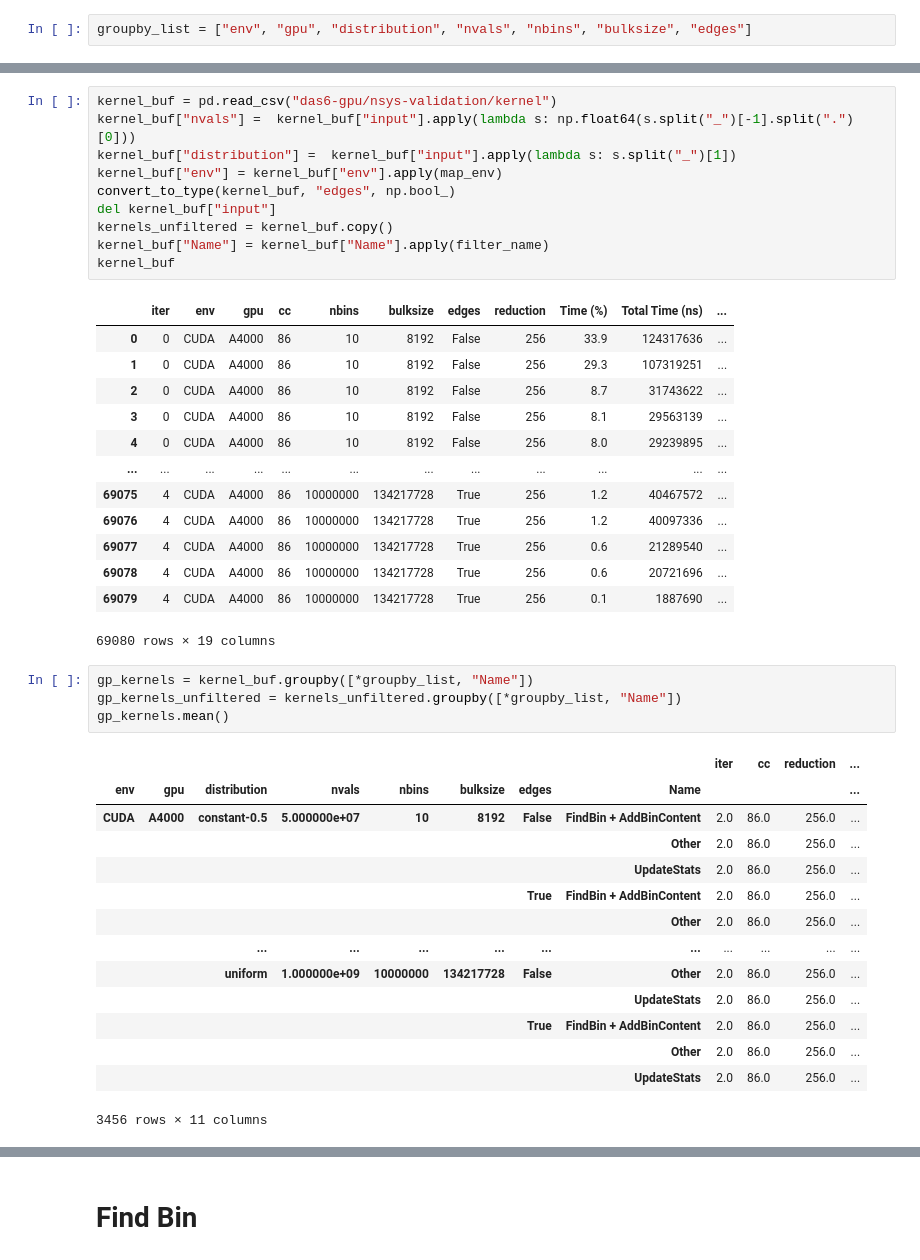
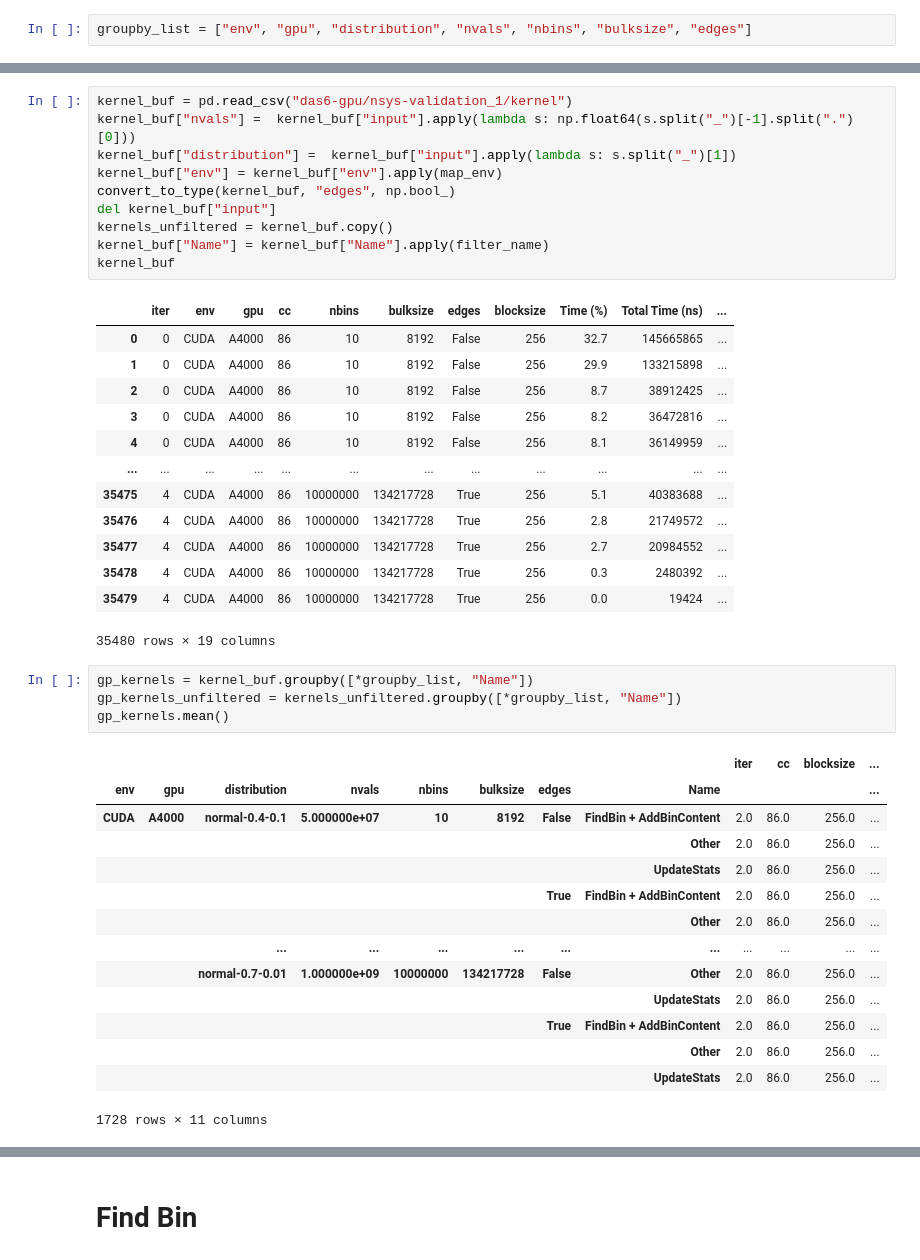
Before and after one commit to jolly-chen/msc-project, a Jupyter notebook: gpu-synchronous/validation-das6.ipynb, the cells around one changed output, grey strips where cells are left out. Saved outputs shown, nothing was run; the diff lists cells and outputs as text.

```diff
--- a/gpu-synchronous/validation-das6.ipynb
+++ b/gpu-synchronous/validation-das6.ipynb
@@ -385,44 +386,44 @@ gp_api.mean()
 # %%
-kernel_buf = pd.read_csv("das6-gpu/nsys-validation/kernel")
+kernel_buf = pd.read_csv("das6-gpu/nsys-validation_1/kernel")
 kernel_buf["nvals"] =  kernel_buf["input"].apply(lambda s: np.float64(s.split("_")[-1].split(".")[0]))
 kernel_buf["distribution"] =  kernel_buf["input"].apply(lambda s: s.split("_")[1])
 kernel_buf["env"] = kernel_buf["env"].apply(map_env)
 convert_to_type(kernel_buf, "edges", np.bool_)
 del kernel_buf["input"]
 kernels_unfiltered = kernel_buf.copy()
 kernel_buf["Name"] = kernel_buf["Name"].apply(filter_name)
 kernel_buf
 # %% [output]
-|  | iter | env | gpu | cc | nbins | bulksize | edges | reduction | Time (%) | Total Time (ns) | ... |
-| 0 | 0 | CUDA | A4000 | 86 | 10 | 8192 | False | 256 | 33.9 | 124317636 | ... |
-| 1 | 0 | CUDA | A4000 | 86 | 10 | 8192 | False | 256 | 29.3 | 107319251 | ... |
-| 2 | 0 | CUDA | A4000 | 86 | 10 | 8192 | False | 256 | 8.7 | 31743622 | ... |
-| 3 | 0 | CUDA | A4000 | 86 | 10 | 8192 | False | 256 | 8.1 | 29563139 | ... |
-| 4 | 0 | CUDA | A4000 | 86 | 10 | 8192 | False | 256 | 8.0 | 29239895 | ... |
+|  | iter | env | gpu | cc | nbins | bulksize | edges | blocksize | Time (%) | Total Time (ns) | ... |
+| 0 | 0 | CUDA | A4000 | 86 | 10 | 8192 | False | 256 | 32.7 | 145665865 | ... |
+| 1 | 0 | CUDA | A4000 | 86 | 10 | 8192 | False | 256 | 29.9 | 133215898 | ... |
+| 2 | 0 | CUDA | A4000 | 86 | 10 | 8192 | False | 256 | 8.7 | 38912425 | ... |
+| 3 | 0 | CUDA | A4000 | 86 | 10 | 8192 | False | 256 | 8.2 | 36472816 | ... |
+| 4 | 0 | CUDA | A4000 | 86 | 10 | 8192 | False | 256 | 8.1 | 36149959 | ... |
 | ... | ... | ... | ... | ... | ... | ... | ... | ... | ... | ... | ... |
-| 69075 | 4 | CUDA | A4000 | 86 | 10000000 | 134217728 | True | 256 | 1.2 | 40467572 | ... |
-| 69076 | 4 | CUDA | A4000 | 86 | 10000000 | 134217728 | True | 256 | 1.2 | 40097336 | ... |
-| 69077 | 4 | CUDA | A4000 | 86 | 10000000 | 134217728 | True | 256 | 0.6 | 21289540 | ... |
-| 69078 | 4 | CUDA | A4000 | 86 | 10000000 | 134217728 | True | 256 | 0.6 | 20721696 | ... |
-| 69079 | 4 | CUDA | A4000 | 86 | 10000000 | 134217728 | True | 256 | 0.1 | 1887690 | ... |
+| 35475 | 4 | CUDA | A4000 | 86 | 10000000 | 134217728 | True | 256 | 5.1 | 40383688 | ... |
+| 35476 | 4 | CUDA | A4000 | 86 | 10000000 | 134217728 | True | 256 | 2.8 | 21749572 | ... |
+| 35477 | 4 | CUDA | A4000 | 86 | 10000000 | 134217728 | True | 256 | 2.7 | 20984552 | ... |
+| 35478 | 4 | CUDA | A4000 | 86 | 10000000 | 134217728 | True | 256 | 0.3 | 2480392 | ... |
+| 35479 | 4 | CUDA | A4000 | 86 | 10000000 | 134217728 | True | 256 | 0.0 | 19424 | ... |
-69080 rows × 19 columns
+35480 rows × 19 columns
 # %%
 gp_kernels = kernel_buf.groupby([*groupby_list, "Name"])
 gp_kernels_unfiltered = kernels_unfiltered.groupby([*groupby_list, "Name"])
 gp_kernels.mean()
 # %% [output]
-|  |  |  |  |  |  |  |  | iter | cc | reduction | ... |
+|  |  |  |  |  |  |  |  | iter | cc | blocksize | ... |
 | env | gpu | distribution | nvals | nbins | bulksize | edges | Name |  |  |  | ... |
-| CUDA | A4000 | constant-0.5 | 5.000000e+07 | 10 | 8192 | False | FindBin + AddBinContent | 2.0 | 86.0 | 256.0 | ... |
+| CUDA | A4000 | normal-0.4-0.1 | 5.000000e+07 | 10 | 8192 | False | FindBin + AddBinContent | 2.0 | 86.0 | 256.0 | ... |
 |  |  |  |  |  |  |  | Other | 2.0 | 86.0 | 256.0 | ... |
 |  |  |  |  |  |  |  | UpdateStats | 2.0 | 86.0 | 256.0 | ... |
 |  |  |  |  |  |  | True | FindBin + AddBinContent | 2.0 | 86.0 | 256.0 | ... |
 |  |  |  |  |  |  |  | Other | 2.0 | 86.0 | 256.0 | ... |
 |  |  | ... | ... | ... | ... | ... | ... | ... | ... | ... | ... |
-|  |  | uniform | 1.000000e+09 | 10000000 | 134217728 | False | Other | 2.0 | 86.0 | 256.0 | ... |
+|  |  | normal-0.7-0.01 | 1.000000e+09 | 10000000 | 134217728 | False | Other | 2.0 | 86.0 | 256.0 | ... |
 |  |  |  |  |  |  |  | UpdateStats | 2.0 | 86.0 | 256.0 | ... |
 |  |  |  |  |  |  | True | FindBin + AddBinContent | 2.0 | 86.0 | 256.0 | ... |
 |  |  |  |  |  |  |  | Other | 2.0 | 86.0 | 256.0 | ... |
 |  |  |  |  |  |  |  | UpdateStats | 2.0 | 86.0 | 256.0 | ... |
-3456 rows × 11 columns
+1728 rows × 11 columns
 # %%
```
Also changed, not shown: parts of 26 cells of this notebook.
